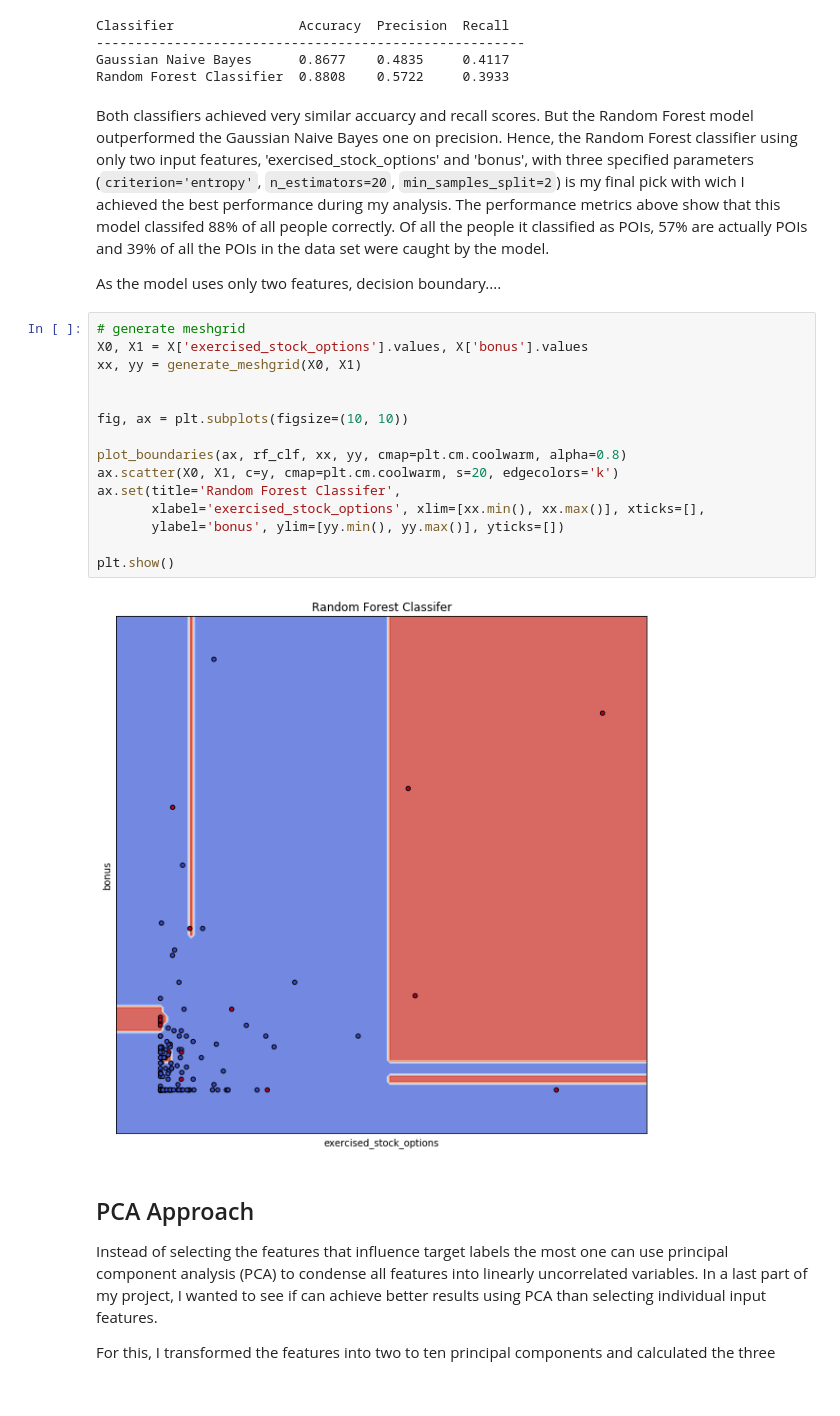
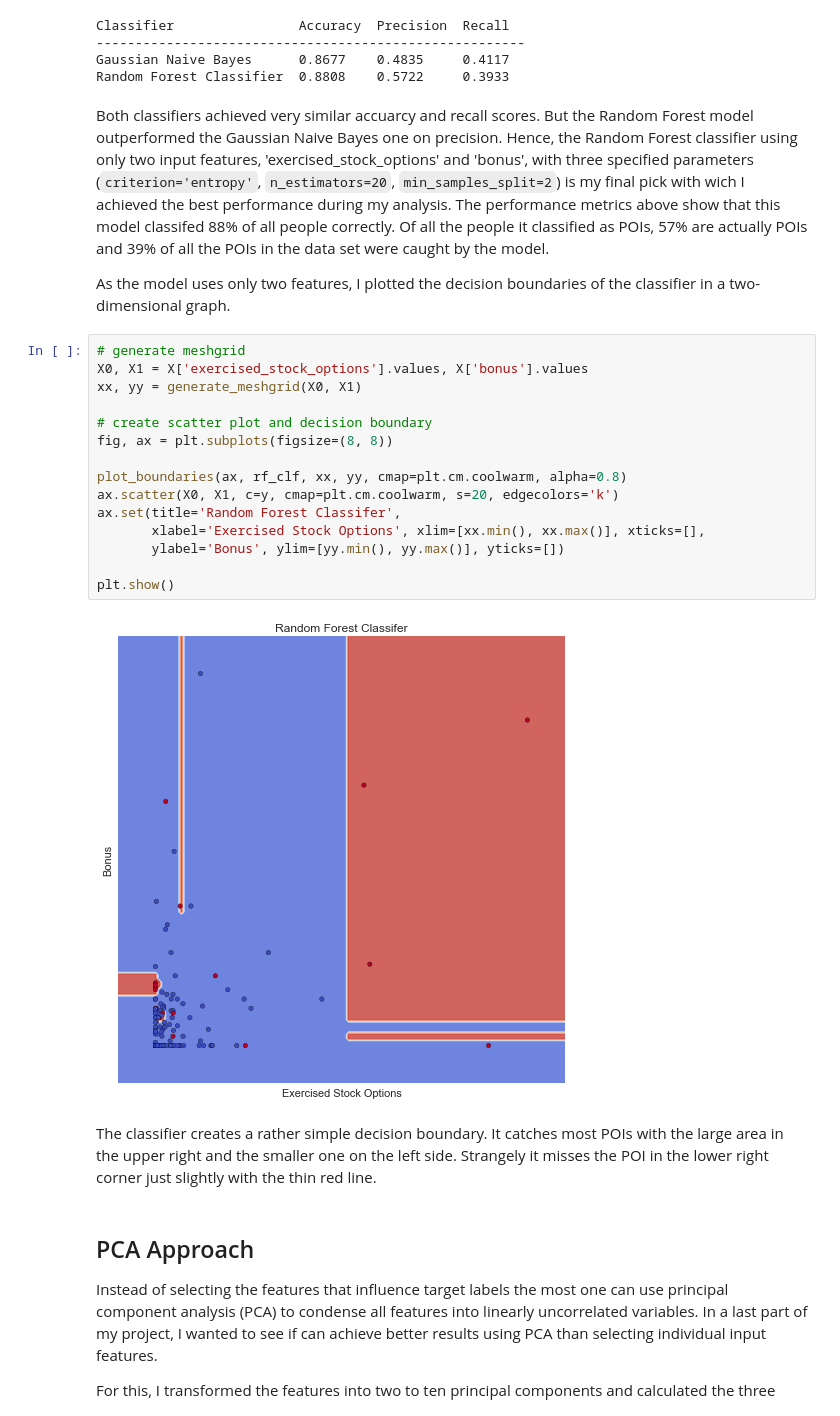
Before and after one commit to ttsteiger/Udacity_DAND, a Jupyter notebook: DAND_p5/enron_nb.ipynb, the cells around one changed output. Drawn from its saved outputs; the diff is of its cells as text; blank space fills up the shorter version.

```diff
--- a/DAND_p5/enron_nb.ipynb
+++ b/DAND_p5/enron_nb.ipynb
@@ -492,24 +490,26 @@ Random Forest Classifier  0.8808    0.5722     0.3933
 # %% [markdown]
 Both classifiers achieved very similar accuarcy and recall scores. But the Random Forest model outperformed the Gaussian Naive Bayes one on precision. Hence, the Random Forest classifier using only two input features, 'exercised_stock_options' and 'bonus', with three specified parameters (`criterion='entropy'`, `n_estimators=20`, `min_samples_split=2`) is my final pick with wich I achieved the best performance during my analysis. The performance metrics above show that this model classifed 88% of all people correctly. Of all the people it classified as POIs, 57% are actually POIs and 39% of all the POIs in the data set were caught by the model.
 
-As the model uses only two features, decision boundary....
+As the model uses only two features, I plotted the decision boundaries of the classifier in a two-dimensional graph.
 # %%
 # generate meshgrid
 X0, X1 = X['exercised_stock_options'].values, X['bonus'].values
 xx, yy = generate_meshgrid(X0, X1)
 
-
-fig, ax = plt.subplots(figsize=(10, 10))
+# create scatter plot and decision boundary
+fig, ax = plt.subplots(figsize=(8, 8))
 
 plot_boundaries(ax, rf_clf, xx, yy, cmap=plt.cm.coolwarm, alpha=0.8)
 ax.scatter(X0, X1, c=y, cmap=plt.cm.coolwarm, s=20, edgecolors='k')
 ax.set(title='Random Forest Classifer',
-       xlabel='exercised_stock_options', xlim=[xx.min(), xx.max()], xticks=[],
-       ylabel='bonus', ylim=[yy.min(), yy.max()], yticks=[])
+       xlabel='Exercised Stock Options', xlim=[xx.min(), xx.max()], xticks=[],
+       ylabel='Bonus', ylim=[yy.min(), yy.max()], yticks=[])
 
 plt.show()
 # %% [output]
-[figure, old version]
+[figure, new version]
+# %% [markdown]
+The classifier creates a rather simple decision boundary. It catches most POIs with the large area in the upper right and the smaller one on the left side. Strangely it misses the POI in the lower right corner just slightly with the thin red line.
 # %% [markdown]
 ## PCA Approach
 
```
Also changed, not shown: parts of 12 cells of this notebook, 1 other file.
